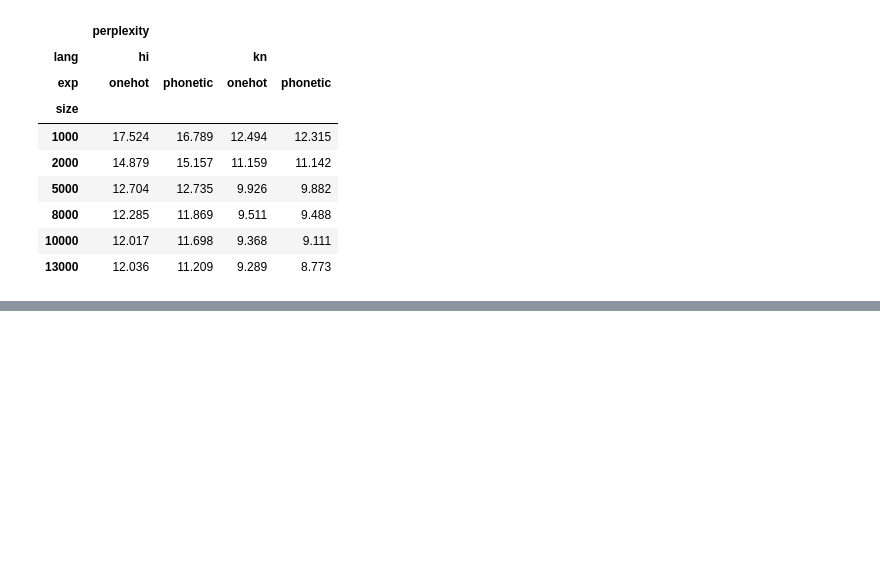
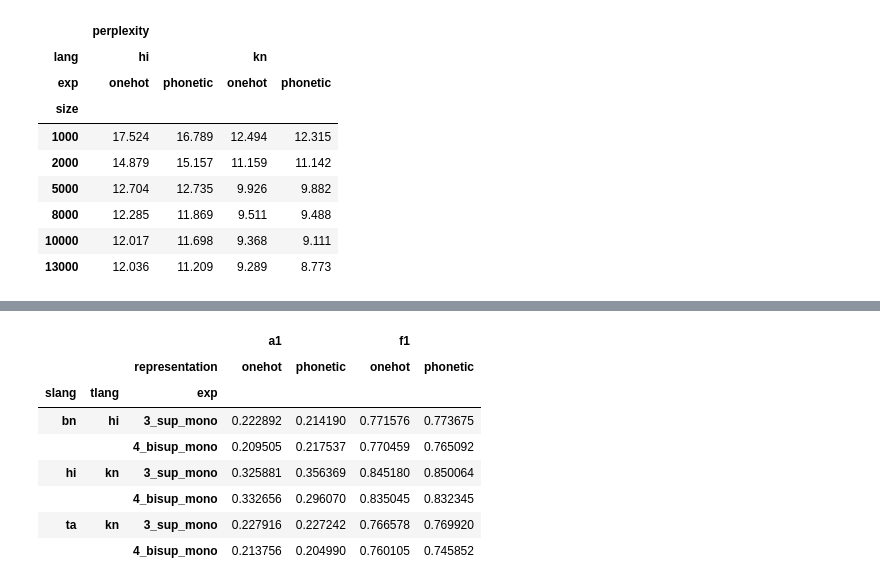
Before and after one commit to anoopkunchukuttan/mlxlit, a Jupyter notebook: analysis/analysis.ipynb, the cells around one changed output, grey strips where cells are left out. Drawn from its saved outputs; the diff is of its cells as text; code cells hidden in the pictures; blank space fills up the shorter version.

```diff
--- a/analysis/analysis.ipynb
+++ b/analysis/analysis.ipynb
@@ -89,0 +139,14 @@ lm_results[lm_results['set']=='news12'].pivot_table(index=['size'],columns=['lan
+# %%
+za=supxlit_rtable[supxlit_rtable.exp.isin(['3_sup_mono','4_bisup_mono'])]
+za1=za.pivot_table(index=['slang','tlang','exp'],columns=['representation'],values=['a1','f1'])
+za1
+# %% [output]
+|  |  |  | a1 |  | f1 |  |
+|  |  | representation | onehot | phonetic | onehot | phonetic |
+| slang | tlang | exp |  |  |  |  |
+| bn | hi | 3_sup_mono | 0.222892 | 0.214190 | 0.771576 | 0.773675 |
+|  |  | 4_bisup_mono | 0.209505 | 0.217537 | 0.770459 | 0.765092 |
+| hi | kn | 3_sup_mono | 0.325881 | 0.356369 | 0.845180 | 0.850064 |
+|  |  | 4_bisup_mono | 0.332656 | 0.296070 | 0.835045 | 0.832345 |
+| ta | kn | 3_sup_mono | 0.227916 | 0.227242 | 0.766578 | 0.769920 |
+|  |  | 4_bisup_mono | 0.213756 | 0.204990 | 0.760105 | 0.745852 |
```
Also changed, not shown: parts of 4 cells of this notebook, 1 other file.
